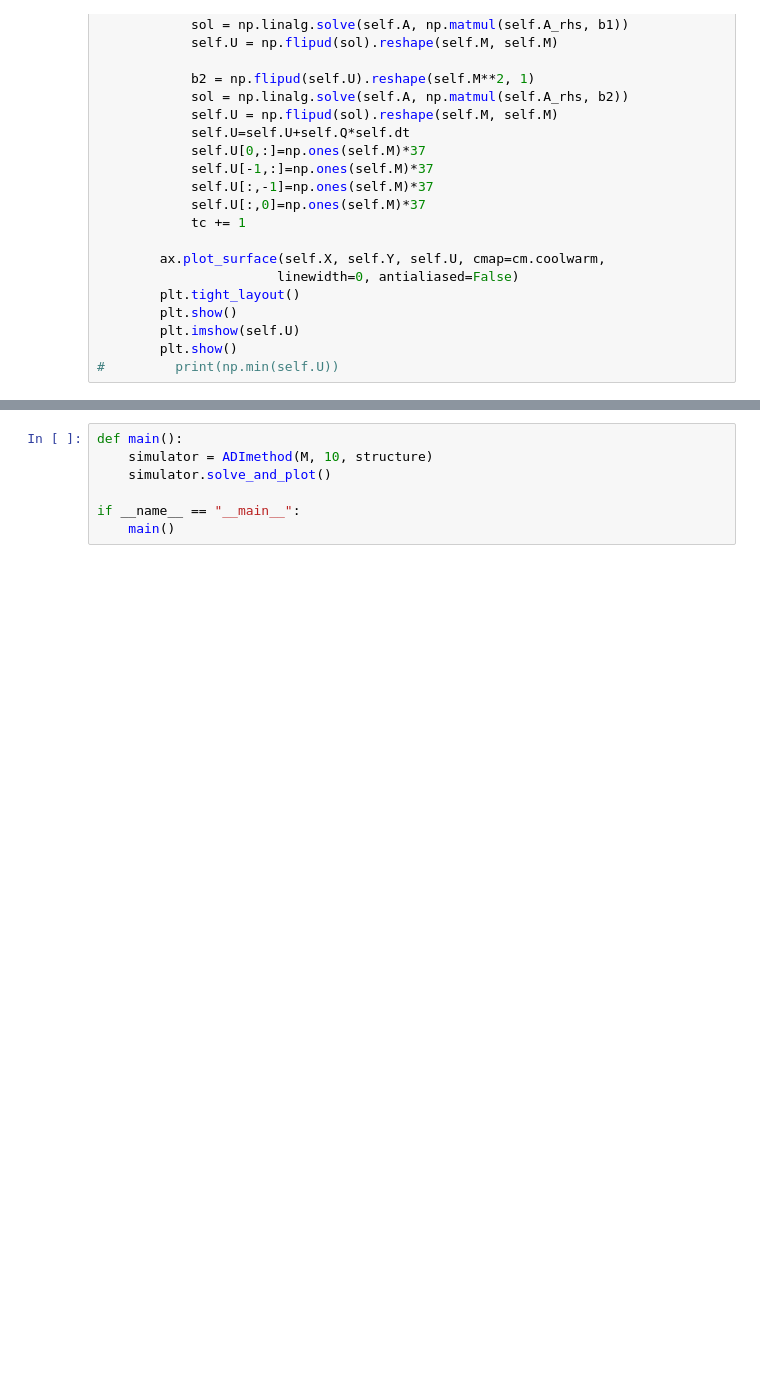
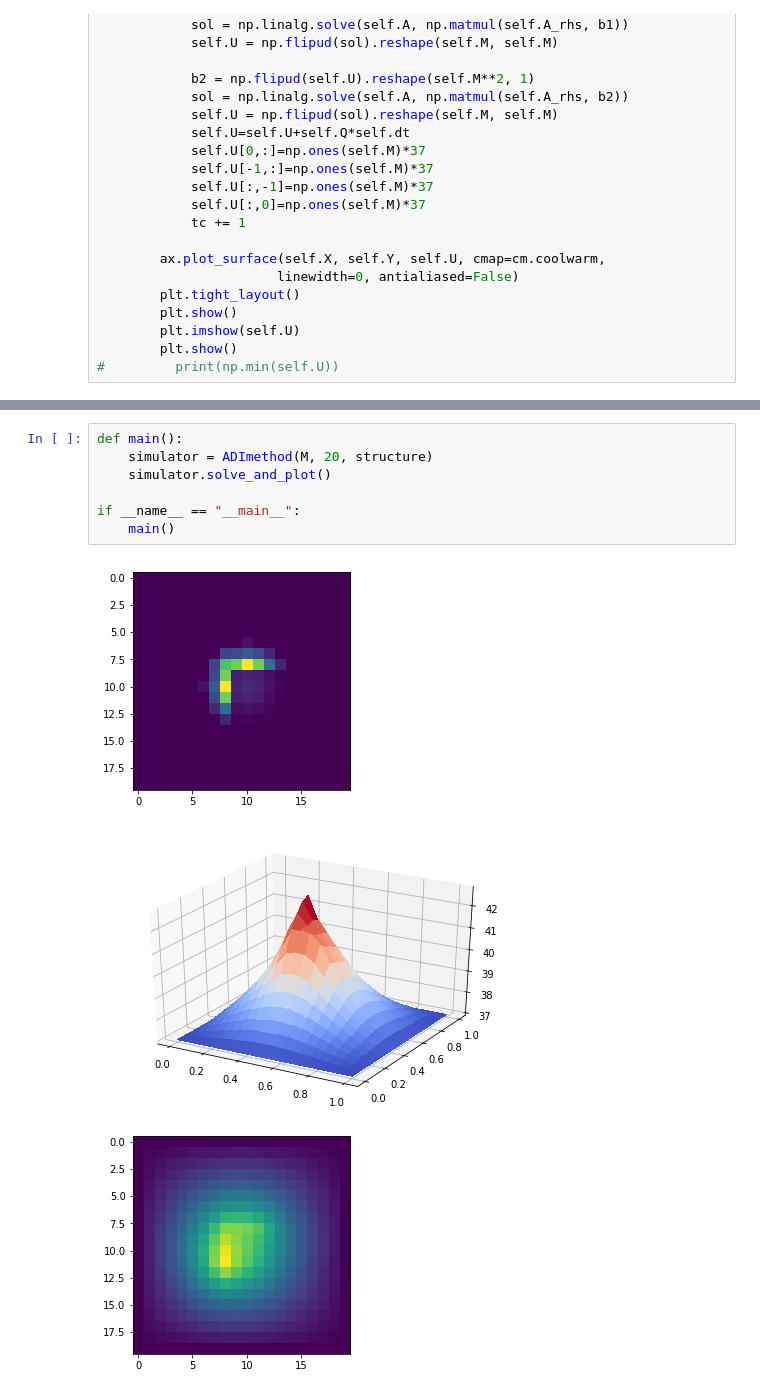
Before and after one commit to MargaretDuff/Industrial-Maths, a Jupyter notebook: HIFU/ADI method-with bone 17-12-18.ipynb, the cells around one changed output, grey strips where cells are left out. Cells and saved outputs as stored; diff of their text form; blank space fills up the shorter version.

```diff
--- a/HIFU/ADI method-with bone 17-12-18.ipynb
+++ b/HIFU/ADI method-with bone 17-12-18.ipynb
@@ -160,9 +162,13 @@ plt.show()
 # %%
 def main():
-    simulator = ADImethod(M, 10, structure)
+    simulator = ADImethod(M, 20, structure)
     simulator.solve_and_plot()
 
 if __name__ == "__main__":
     main()
+# %% [output]
+[figure, added]
+[figure, added]
+[figure, added]
 # %%
 np.ones(2)
```
Also changed, not shown: parts of 2 cells of this notebook.
